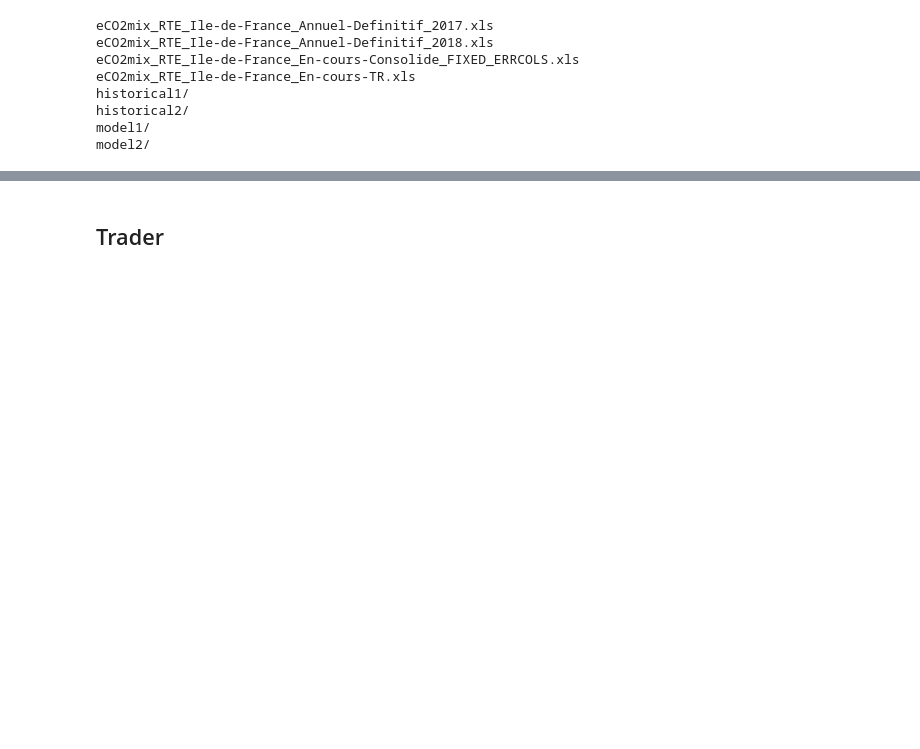
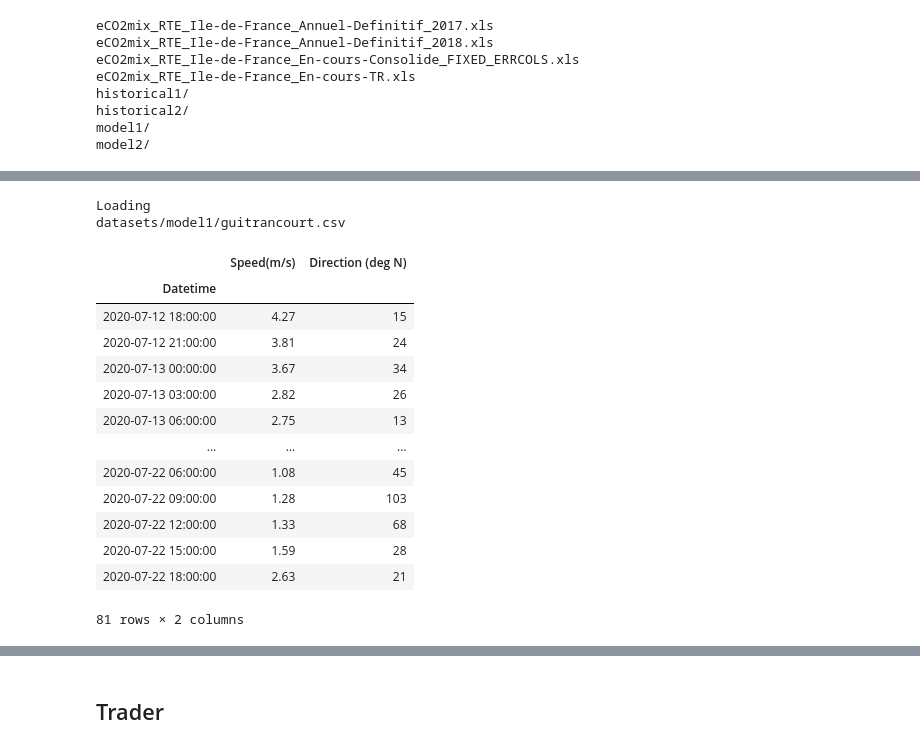
Before and after one commit to mshagirov/datathon2020, a Jupyter notebook: P003/Introduction.ipynb, the cells around one changed output, grey strips where cells are left out. Drawn from its saved outputs; the diff is of its cells as text; code cells hidden in the pictures; blank space fills up the shorter version.

Commit message:
joining multiple forecasts

```diff
--- a/P003/Introduction.ipynb
+++ b/P003/Introduction.ipynb
@@ -309,0 +291,26 @@ for l in locations:
+# %%
+data_path = os.path.relpath('datasets/model1/')
+file_name = datautils.locations[0]+'.csv'
+
+print(f'Loading\n{os.path.join(data_path,file_name)}')
+df = datautils.read_forecast(os.path.join(data_path,file_name))
+
+# df[df.index>=pd.to_datetime('10 Jul 2020')]
+df
+# %% [output]
+Loading
+datasets/model1/guitrancourt.csv
+|  | Speed(m/s) | Direction (deg N) |
+| Datetime |  |  |
+| 2020-07-12 18:00:00 | 4.27 | 15 |
+| 2020-07-12 21:00:00 | 3.81 | 24 |
+| 2020-07-13 00:00:00 | 3.67 | 34 |
+| 2020-07-13 03:00:00 | 2.82 | 26 |
+| 2020-07-13 06:00:00 | 2.75 | 13 |
+| ... | ... | ... |
+| 2020-07-22 06:00:00 | 1.08 | 45 |
+| 2020-07-22 09:00:00 | 1.28 | 103 |
+| 2020-07-22 12:00:00 | 1.33 | 68 |
+| 2020-07-22 15:00:00 | 1.59 | 28 |
+| 2020-07-22 18:00:00 | 2.63 | 21 |
+81 rows × 2 columns
```
Also changed, not shown: parts of 28 cells of this notebook.
